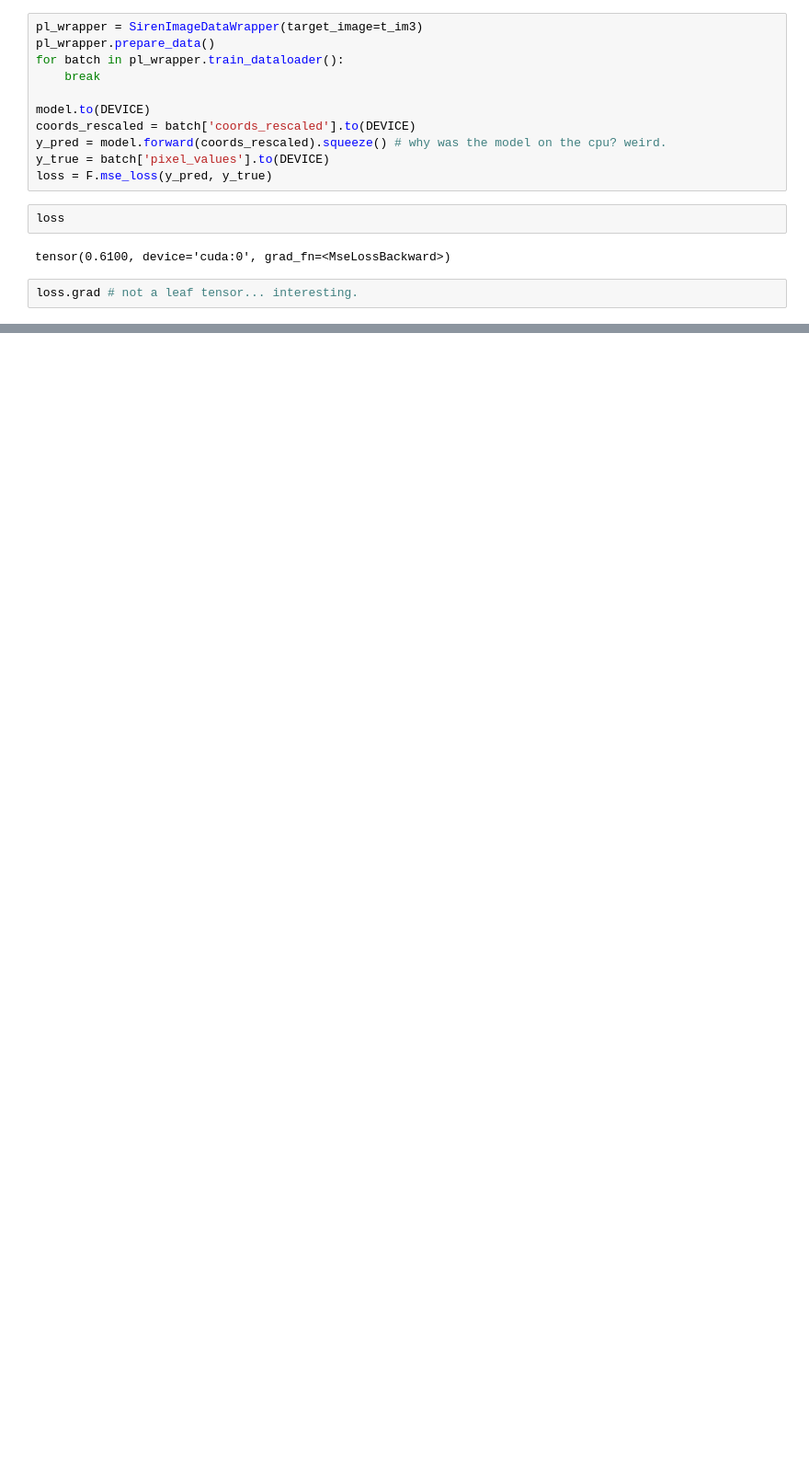
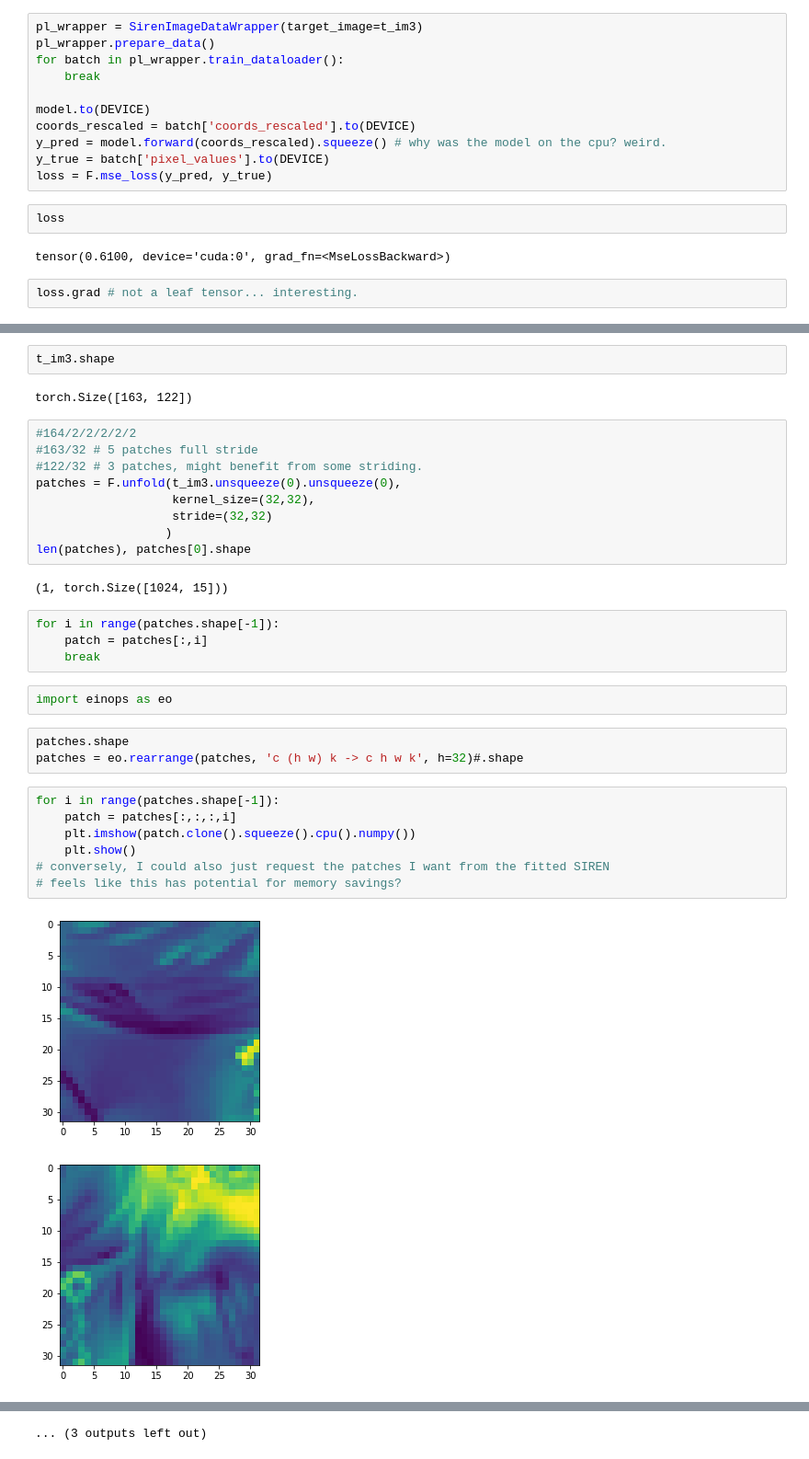
Before and after one commit to dmarx/siren_unofficial, a Jupyter notebook: sandbox-siren.ipynb, the cells around one changed output, grey strips where cells are left out. Shown at 92% size. Saved outputs shown, nothing was run; the diff lists cells and outputs as text; blank space fills up the shorter version.

```diff
--- a/sandbox-siren.ipynb
+++ b/sandbox-siren.ipynb
@@ -681,0 +711,34 @@ device(type='cuda', index=0)
+# %%
+t_im3.shape
+# %% [output]
+torch.Size([163, 122])
+# %%
+#164/2/2/2/2/2
+#163/32 # 5 patches full stride
+#122/32 # 3 patches, might benefit from some striding.
+patches = F.unfold(t_im3.unsqueeze(0).unsqueeze(0),
+                   kernel_size=(32,32),
+                   stride=(32,32)
+                  )
+len(patches), patches[0].shape
+# %% [output]
+(1, torch.Size([1024, 15]))
+# %%
+for i in range(patches.shape[-1]):
+    patch = patches[:,i]
+    break
+# %%
+import einops as eo
+# %%
+patches.shape
+patches = eo.rearrange(patches, 'c (h w) k -> c h w k', h=32)#.shape
+# %%
+for i in range(patches.shape[-1]):
+    patch = patches[:,:,:,i]
+    plt.imshow(patch.clone().squeeze().cpu().numpy())
+    plt.show()
+# conversely, I could also just request the patches I want from the fitted SIREN
+# feels like this has potential for memory savings?
+# %% [output]
+[figure, added]
+[figure, added]
@@ -681,0 +755 @@ device(type='cuda', index=0)
+... (3 outputs left out)
```
Also changed, not shown: parts of 17 cells of this notebook, 1 other file.
